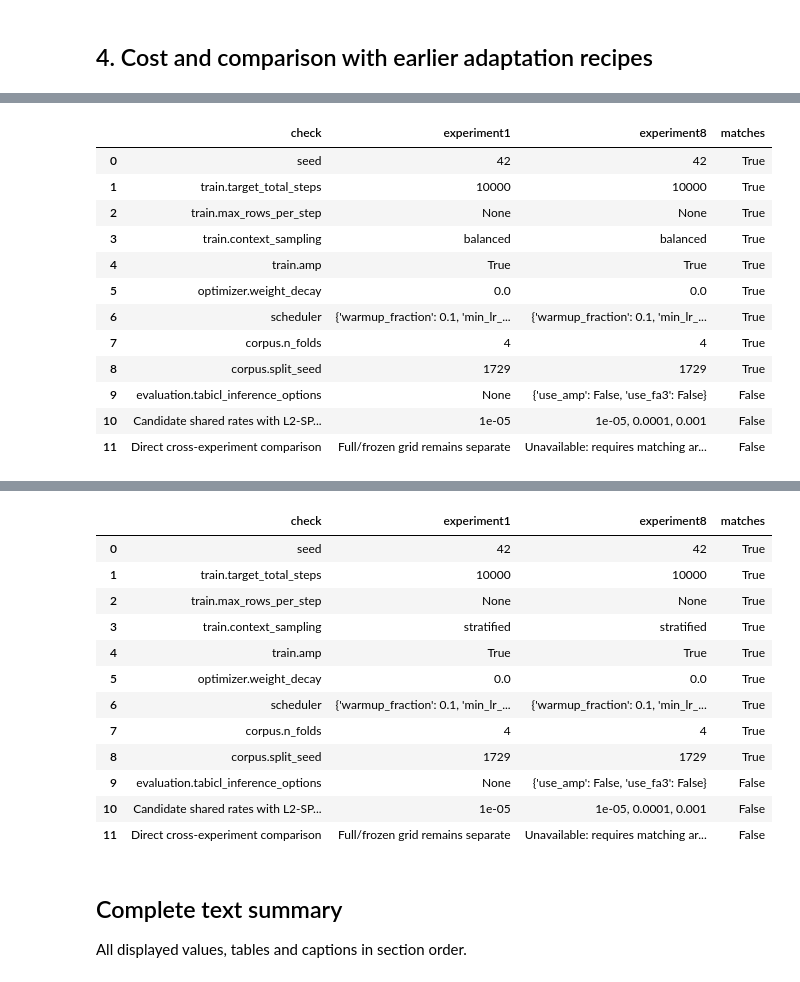
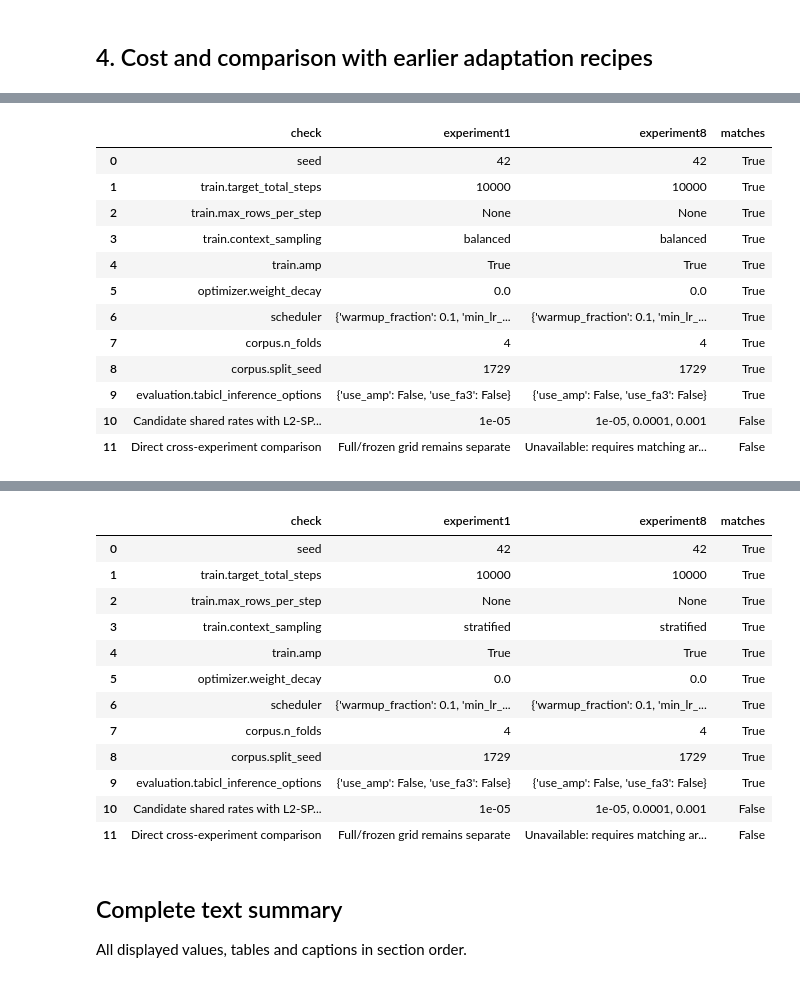
Before and after one commit to andreasgoethals/CreditPFN, a Jupyter notebook: notebooks/experiment8/02_results.ipynb, the cells around one changed output, grey strips where cells are left out. Drawn from its saved outputs; the diff is of its cells as text; code cells hidden in the pictures.

```diff
--- a/notebooks/experiment8/02_results.ipynb
+++ b/notebooks/experiment8/02_results.ipynb
@@ -309,36 +309,36 @@ for run in runs:
     reference_cfg = cp.load_train_config(config_path=str(cp.config_path(1, run.track)))
     reference = cp.Campaign(reference_cfg, cp.planned_trials(reference_cfg), run.trajectories.iloc[:0], run.histories.iloc[:0], run.evaluation.iloc[:0])
     report.table(run.track.upper()+' experiment-1 protocol comparison', ls.reference_protocol_audit(run, reference))
-report.add('4. Cost and comparison with earlier adaptation recipes', 'Only learning rate 1e-5 overlaps the earlier L2-SP-zero full/frozen grid. In particular, TabICL benchmark precision differs from experiment 1. Earlier scores are therefore not silently pooled into a parameter-count ablation. A direct comparison requires matching base/data hashes, row folds, inference settings and remaining training protocol. Rank and alpha are fixed, so these results do not estimate the best achievable LoRA performance. Overlapping training corpora, related sources and the small non-credit panel limit independence and generality.')
+report.add('4. Cost and comparison with earlier adaptation recipes', 'Only learning rate 1e-5 overlaps the earlier L2-SP-zero full/frozen grid. The protocol table lists which benchmark settings match experiment 1. Earlier scores are therefore not silently pooled into a parameter-count ablation. A direct comparison requires matching base/data hashes, row folds, inference settings and remaining training protocol. Rank and alpha are fixed, so these results do not estimate the best achievable LoRA performance. Overlapping training corpora, related sources and the small non-credit panel limit independence and generality.')
 # %% [output]
 |  | trial_name | base | learning_rate | partition | seed | status | optimizer_selected_lora_parameters | total_params | ... |
 | 0 | cpt_lora_v1_s00_pd_tabpfn-v3-clas... | TabPFN v3 | 0.00001 | 0 | 42 | OK | 860160 | 54013304 | ... |
 | 1 | cpt_lora_v1_s00_pd_tabpfn-v3-clas... | TabPFN v3 | 0.00010 | 0 | 42 | OK | 860160 | 54013304 | ... |
 | 2 | cpt_lora_v1_s00_pd_tabpfn-v3-clas... | TabPFN v3 | 0.00100 | 0 | 42 | OK | 860160 | 54013304 | ... |
 | 3 | cpt_lora_v1_s00_pd_tabicl-classif... | TabICLv2 | 0.00001 | 0 | 42 | OK | 466944 | 28019202 | ... |
 | 4 | cpt_lora_v1_s00_pd_tabicl-classif... | TabICLv2 | 0.00010 | 0 | 42 | OK | 466944 | 28019202 | ... |
 | 5 | cpt_lora_v1_s00_pd_tabicl-classif... | TabICLv2 | 0.00100 | 0 | 42 | OK | 466944 | 28019202 | ... |
 | 6 | cpt_lora_v1_s01_pd_tabpfn-v3-clas... | TabPFN v3 | 0.00001 | 1 | 42 | OK | 860160 | 54013304 | ... |
 | 7 | cpt_lora_v1_s01_pd_tabpfn-v3-clas... | TabPFN v3 | 0.00010 | 1 | 42 | OK | 860160 | 54013304 | ... |
 | 8 | cpt_lora_v1_s01_pd_tabpfn-v3-clas... | TabPFN v3 | 0.00100 | 1 | 42 | OK | 860160 | 54013304 | ... |
 | 9 | cpt_lora_v1_s01_pd_tabicl-classif... | TabICLv2 | 0.00001 | 1 | 42 | OK | 466944 | 28019202 | ... |
 | ... | ... | ... | ... | ... | ... | ... | ... | ... | ... |
 | 19 | cpt_lora_v1_s03_pd_tabpfn-v3-clas... | TabPFN v3 | 0.00010 | 3 | 42 | OK | 860160 | 54013304 | ... |
 | 20 | cpt_lora_v1_s03_pd_tabpfn-v3-clas... | TabPFN v3 | 0.00100 | 3 | 42 | OK | 860160 | 54013304 | ... |
 | 21 | cpt_lora_v1_s03_pd_tabicl-classif... | TabICLv2 | 0.00001 | 3 | 42 | OK | 466944 | 28019202 | ... |
 | 22 | cpt_lora_v1_s03_pd_tabicl-classif... | TabICLv2 | 0.00010 | 3 | 42 | OK | 466944 | 28019202 | ... |
 | 23 | cpt_lora_v1_s03_pd_tabicl-classif... | TabICLv2 | 0.00100 | 3 | 42 | OK | 466944 | 28019202 | ... |
 |  | check | experiment1 | experiment8 | matches |
 | 0 | seed | 42 | 42 | True |
 | 1 | train.target_total_steps | 10000 | 10000 | True |
 | 2 | train.max_rows_per_step | None | None | True |
 | 3 | train.context_sampling | balanced | balanced | True |
 | 4 | train.amp | True | True | True |
 | 5 | optimizer.weight_decay | 0.0 | 0.0 | True |
 | 6 | scheduler | {'warmup_fraction': 0.1, 'min_lr_... | {'warmup_fraction': 0.1, 'min_lr_... | True |
 | 7 | corpus.n_folds | 4 | 4 | True |
 | 8 | corpus.split_seed | 1729 | 1729 | True |
-| 9 | evaluation.tabicl_inference_options | None | {'use_amp': False, 'use_fa3': False} | False |
+| 9 | evaluation.tabicl_inference_options | {'use_amp': False, 'use_fa3': False} | {'use_amp': False, 'use_fa3': False} | True |
 | 10 | Candidate shared rates with L2-SP... | 1e-05 | 1e-05, 0.0001, 0.001 | False |
 | 11 | Direct cross-experiment comparison | Full/frozen grid remains separate | Unavailable: requires matching ar... | False |
 |  | trial_name | base | learning_rate | partition | seed | status | optimizer_selected_lora_parameters | total_params | ... |
@@ -368,7 +368,7 @@ report.add('4. Cost and comparison with earlier adaptation recipes', 'Only learn
 | 6 | scheduler | {'warmup_fraction': 0.1, 'min_lr_... | {'warmup_fraction': 0.1, 'min_lr_... | True |
 | 7 | corpus.n_folds | 4 | 4 | True |
 | 8 | corpus.split_seed | 1729 | 1729 | True |
-| 9 | evaluation.tabicl_inference_options | None | {'use_amp': False, 'use_fa3': False} | False |
+| 9 | evaluation.tabicl_inference_options | {'use_amp': False, 'use_fa3': False} | {'use_amp': False, 'use_fa3': False} | True |
 | 10 | Candidate shared rates with L2-SP... | 1e-05 | 1e-05, 0.0001, 0.001 | False |
 | 11 | Direct cross-experiment comparison | Full/frozen grid remains separate | Unavailable: requires matching ar... | False |
 # %% [markdown]
```
Also changed, not shown: 19 other files.
